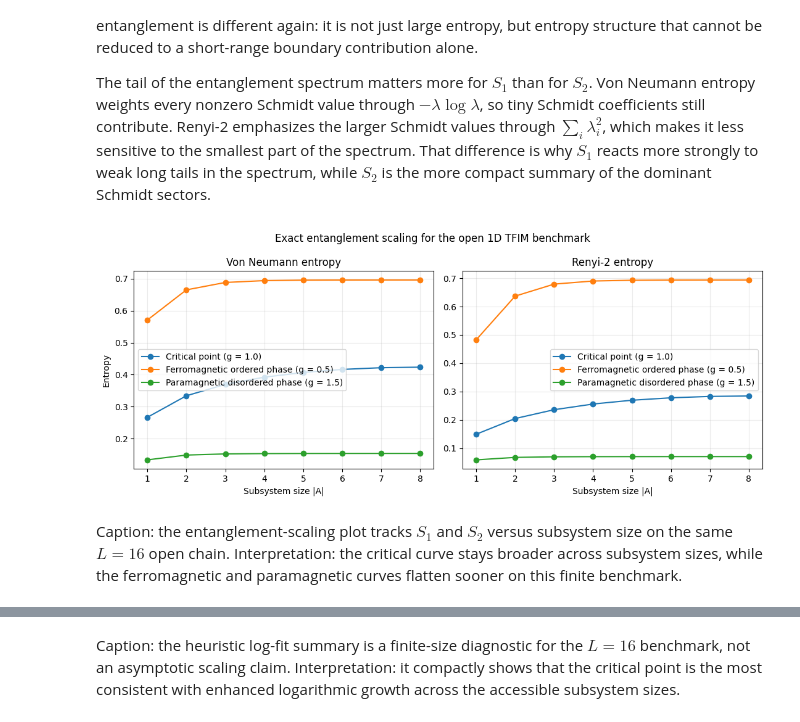
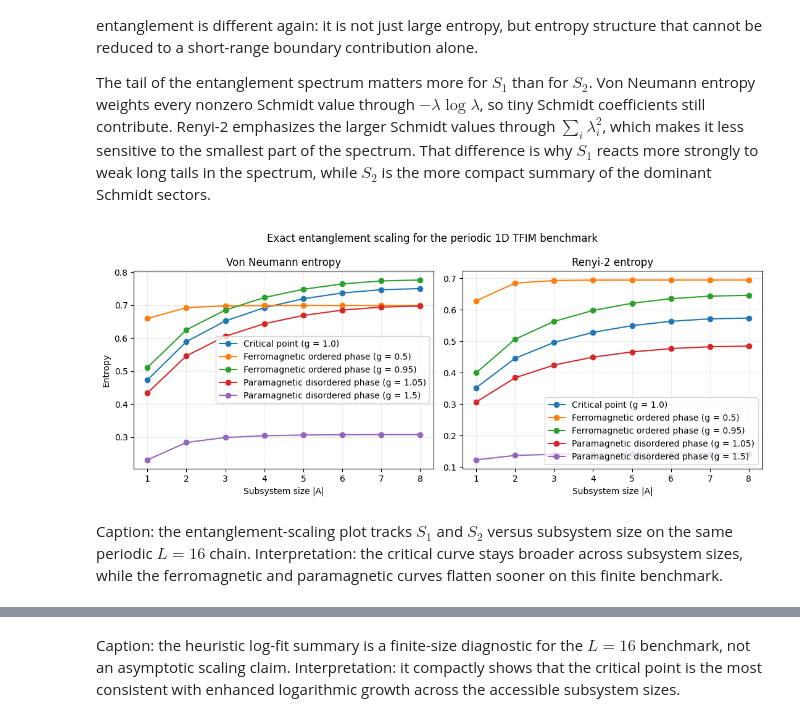
Before and after one commit to SBT2004/NQS, a Jupyter notebook: Balint/demos/exercise_1.ipynb, the cells around one changed output, grey strips where cells are left out. Saved outputs shown, nothing was run; the diff lists cells and outputs as text; code cells hidden in the pictures.

```diff
--- a/Balint/demos/exercise_1.ipynb
+++ b/Balint/demos/exercise_1.ipynb
@@ -33,7 +35,9 @@ exercise_output_dir = ensure_report_output_dir('exercise_1')
 
 phase_specs = {
     'ferromagnetic_g0.5': {'g': 0.5, 'phase': 'Ferromagnetic ordered phase (g = 0.5)'},
+    'ferromagnetic_g0.95': {'g': 0.95, 'phase': 'Ferromagnetic ordered phase (g = 0.95)'},
     'critical_g1.0': {'g': 1.0, 'phase': 'Critical point (g = 1.0)'},
+    'paramagnetic_g1.05': {'g': 1.05, 'phase': 'Paramagnetic disordered phase (g = 1.05)'},
     'paramagnetic_g1.5': {'g': 1.5, 'phase': 'Paramagnetic disordered phase (g = 1.5)'},
 }
 
@@ -85,7 +89,7 @@ The benchmark uses the half-chain cut $A = (0,1,\ldots,7)$ and $B = (8,9,\ldots,
 exercise_1_systems = {
     label: build_system(
         lattice_shape=(chain_length, 1),
-        pbc=False,
+        pbc=True,
         hamiltonian='tfim',
         J=1.0,
         h=g_value,
@@ -94,7 +98,7 @@ exercise_1_systems = {
 }
 
 reference_hilbert = next(iter(exercise_1_systems.values()))['hilbert']
-product_states = {
+example_states = {
     'all_zeros': np.zeros(chain_length, dtype=np.uint8),
     'all_ones': np.ones(chain_length, dtype=np.uint8),
     'alternating_chain': alternating_chain_state.copy(),
@@ -109,7 +113,7 @@ partition_table = pd.DataFrame([
         'state_bits': ''.join(str(int(bit)) for bit in state),
         'basis_index': reference_hilbert.state_to_index(state),
     }
-    for name, state in product_states.items()
+    for name, state in example_states.items()
 ])
 partition_table
 # %% [output]
@@ -258,29 +270,29 @@ The tail of the entanglement spectrum matters more for $S_1$ than for $S_2$. Von
 # %%
 exercise_1_entropy_scan = pd.concat([
     exact['entropy_table'].assign(phase=phase_labels[label], g=g_values[label])
     for label, exact in exercise_1_exact.items()
 ], ignore_index=True)
 
 figure, axes = plt.subplots(1, 2, figsize=(11, 4.5), sharex=True)
 for phase, group in exercise_1_entropy_scan.groupby('phase'):
     ordered = group.sort_values('subsystem_size')
     axes[0].plot(ordered['subsystem_size'], ordered['von_neumann'], marker='o', label=phase)
     axes[1].plot(ordered['subsystem_size'], ordered['renyi2'], marker='o', label=phase)
 
 axes[0].set_title('Von Neumann entropy')
 axes[1].set_title('Renyi-2 entropy')
 for axis in axes:
     axis.set_xlabel('Subsystem size |A|')
     axis.grid(alpha=0.25)
 axes[0].set_ylabel('Entropy')
 axes[0].legend()
 axes[1].legend()
-figure.suptitle('Exact entanglement scaling for the open 1D TFIM benchmark')
+figure.suptitle('Exact entanglement scaling for the periodic 1D TFIM benchmark')
 figure.tight_layout()
 # %% [output]
-[figure, old version]
+[figure, new version]
 # %% [markdown]
-Caption: the entanglement-scaling plot tracks $S_1$ and $S_2$ versus subsystem size on the same $L = 16$ open chain. Interpretation: the critical curve stays broader across subsystem sizes, while the ferromagnetic and paramagnetic curves flatten sooner on this finite benchmark.
+Caption: the entanglement-scaling plot tracks $S_1$ and $S_2$ versus subsystem size on the same periodic $L = 16$ chain. Interpretation: the critical curve stays broader across subsystem sizes, while the ferromagnetic and paramagnetic curves flatten sooner on this finite benchmark.
 # %%
 exercise_1_scaling_summary = pd.DataFrame([
     {
```
Also changed, not shown: parts of 13 cells of this notebook, 3 other files.
